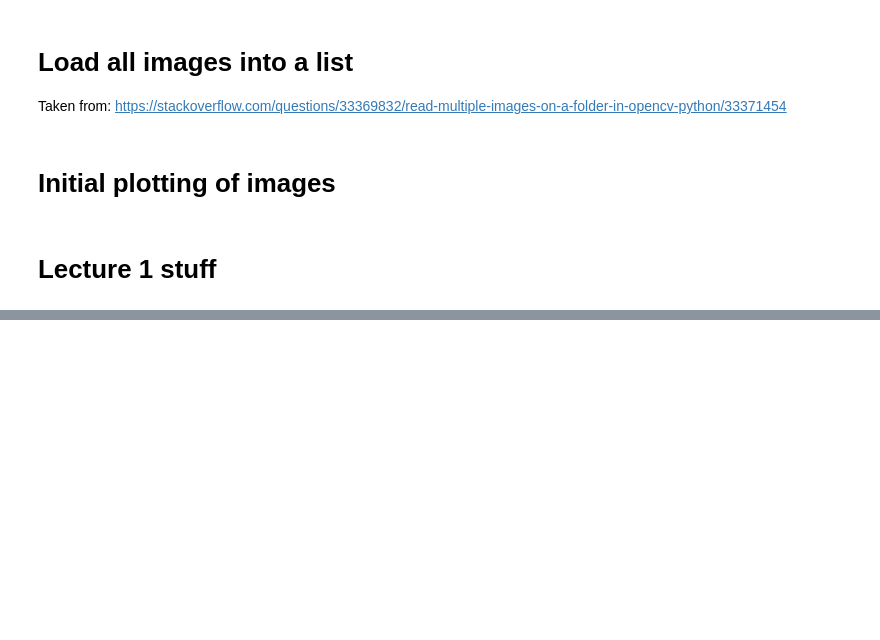
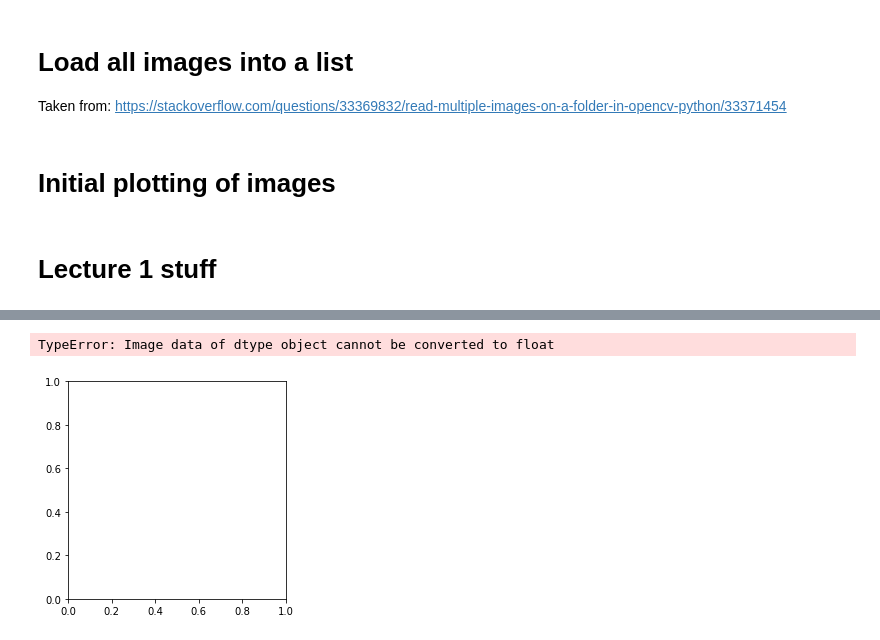
Before and after one commit to adagige/fyp2021p03g02, a Jupyter notebook: notebooks/p3-lec1-Copy1.ipynb, the cells around one changed output, grey strips where cells are left out. Cells and saved outputs as stored; diff of their text form; code cells hidden in the pictures; blank space fills up the shorter version.

```diff
--- a/notebooks/p3-lec1-Copy1.ipynb
+++ b/notebooks/p3-lec1-Copy1.ipynb
@@ -117,0 +184,10 @@ plt.hist(test)
+# %%
+mask2 = mask.copy()
+
+p
+
+circle2 = plt.Circle((5, 5), 0.5, color='b', fill=False)
+plt.imshow(circle2)
+# %% [output]
+TypeError: Image data of dtype object cannot be converted to float
+[figure, added]
```
Also changed, not shown: parts of 21 cells of this notebook, 1 other file.
